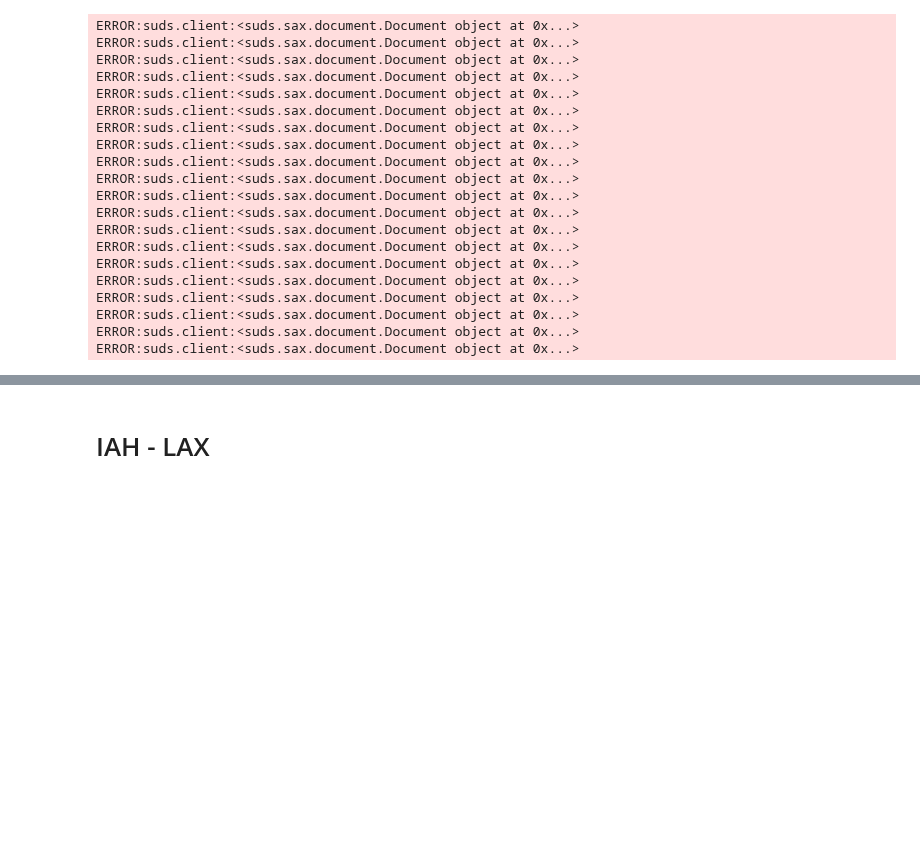
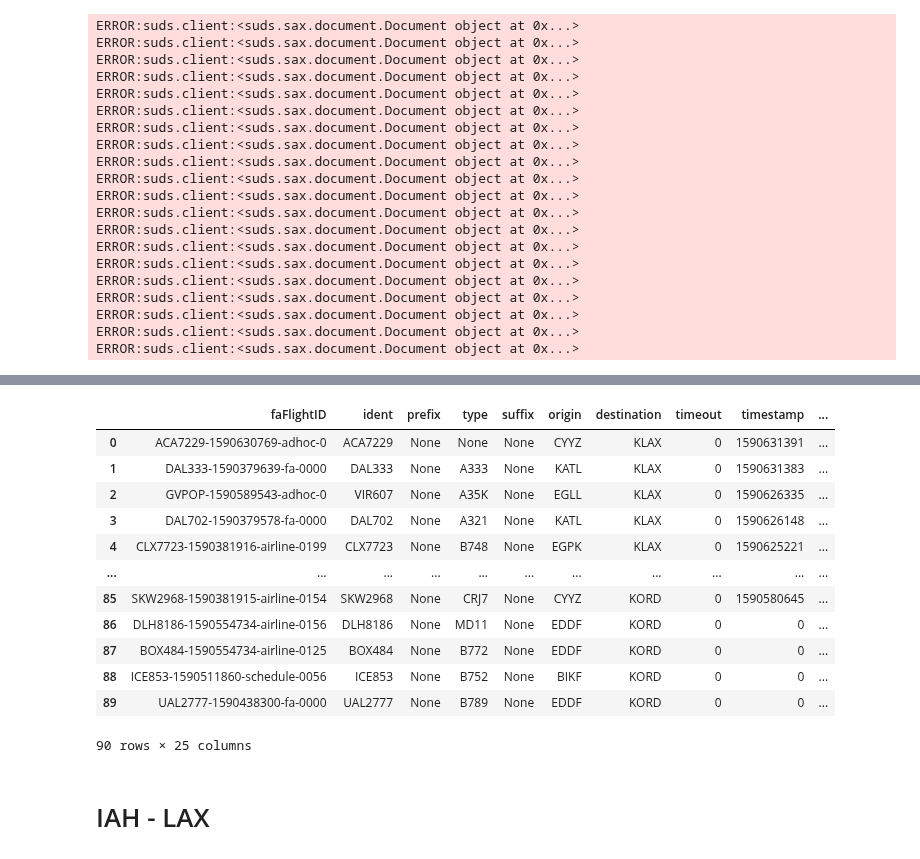
Before and after one commit to chriskuz/ga_capstone, a Jupyter notebook: code/flight_aware_data_scrape.ipynb, the cells around one changed output, grey strips where cells are left out. Cells and saved outputs as stored; diff of their text form; code cells hidden in the pictures; blank space fills up the shorter version.

Commit message:
Programmatically grabbed the inputs for the mainf function that will be used for gathering the relevant flight information.

```diff
--- a/code/flight_aware_data_scrape.ipynb
+++ b/code/flight_aware_data_scrape.ipynb
@@ -455,3 +365,3 @@ def get_flights(start_input, end_input, frequency_input, destination_input):
 # %%
-destination_list = ['KLAX']
-test_list = get_flights(destination_list)
+destination_list = ['KLAX', 'KJFK', 'KMIA', 'KIAH', 'KPDX', 'KORD']
+test_list = get_flights('5/26/2020','5/27/2020','8H', destination_list)
@@ -483,0 +368,16 @@ SyntaxError: unexpected EOF while parsing (<ipython-input-472-83704e837683>, lin
+# %%
+test_list
+# %% [output]
+|  | faFlightID | ident | prefix | type | suffix | origin | destination | timeout | timestamp | ... |
+| 0 | ACA7229-1590630769-adhoc-0 | ACA7229 | None | None | None | CYYZ | KLAX | 0 | 1590631391 | ... |
+| 1 | DAL333-1590379639-fa-0000 | DAL333 | None | A333 | None | KATL | KLAX | 0 | 1590631383 | ... |
+| 2 | GVPOP-1590589543-adhoc-0 | VIR607 | None | A35K | None | EGLL | KLAX | 0 | 1590626335 | ... |
+| 3 | DAL702-1590379578-fa-0000 | DAL702 | None | A321 | None | KATL | KLAX | 0 | 1590626148 | ... |
+| 4 | CLX7723-1590381916-airline-0199 | CLX7723 | None | B748 | None | EGPK | KLAX | 0 | 1590625221 | ... |
+| ... | ... | ... | ... | ... | ... | ... | ... | ... | ... | ... |
+| 85 | SKW2968-1590381915-airline-0154 | SKW2968 | None | CRJ7 | None | CYYZ | KORD | 0 | 1590580645 | ... |
+| 86 | DLH8186-1590554734-airline-0156 | DLH8186 | None | MD11 | None | EDDF | KORD | 0 | 0 | ... |
+| 87 | BOX484-1590554734-airline-0125 | BOX484 | None | B772 | None | EDDF | KORD | 0 | 0 | ... |
+| 88 | ICE853-1590511860-schedule-0056 | ICE853 | None | B752 | None | BIKF | KORD | 0 | 0 | ... |
+| 89 | UAL2777-1590438300-fa-0000 | UAL2777 | None | B789 | None | EDDF | KORD | 0 | 0 | ... |
+90 rows × 25 columns
```
Also changed, not shown: parts of 24 cells of this notebook.
